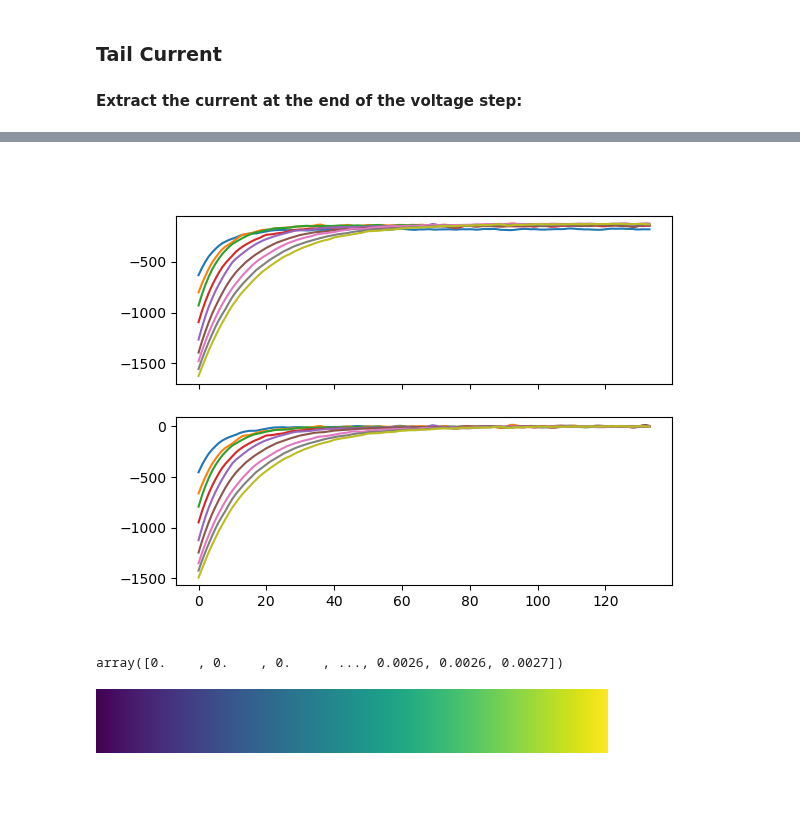
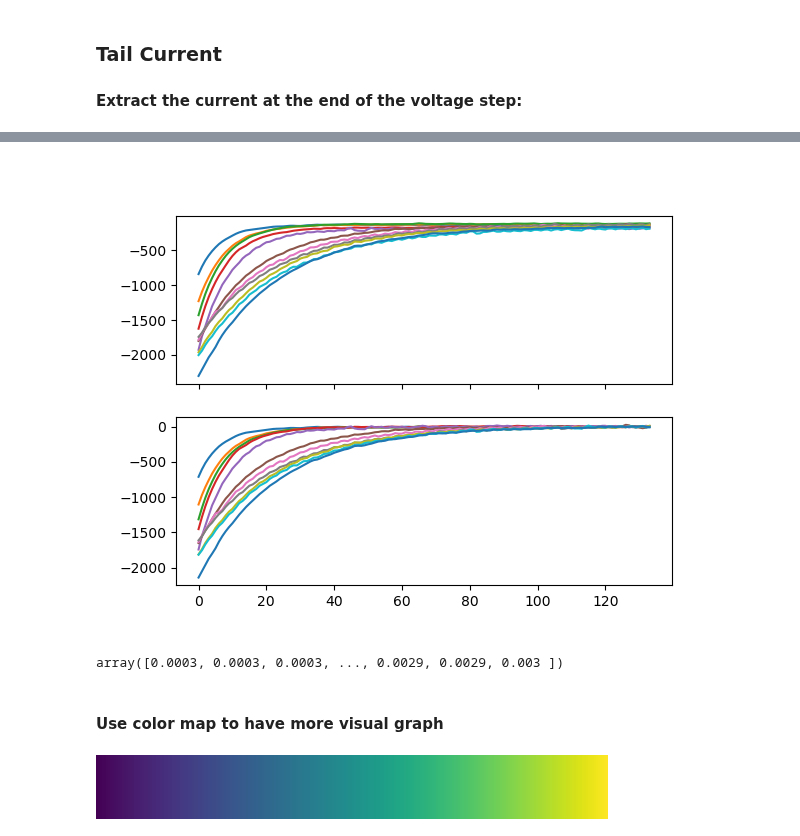
Before and after one commit to afmontarras/CSHL, a Jupyter notebook: Kv.ipynb, the cells around one changed output, grey strips where cells are left out. Drawn from its saved outputs; the diff is of its cells as text; code cells hidden in the pictures; blank space fills up the shorter version.

```diff
--- a/Kv.ipynb
+++ b/Kv.ipynb
@@ -29,7 +34,7 @@ files
 ## Activation
 ### IV curve
 # %%
-iv_files = glob(folders[0]+"/*/*")
+iv_files = glob(folders[0]+"/*/*.abf")
 iv_files
 # %% [output]
 ['/home/alan/Documents/LAB/CSHL/Data/Kv/Niko/2024_06_08_0003.abf',
@@ -40,6 +45,7 @@ iv_files
  '/home/alan/Documents/LAB/CSHL/Data/Kv/Niko/2024_06_08_0005.abf']
 # %%
 plt.close('all')
-f = iv_files[1]
+## Explore files
+f = iv_files[4]
 plot_swps(f)
 # %% [output]
@@ -146,16 +136,22 @@ array([[ -452.9419,  -381.5308,  -321.106 , ...,    -1.8921,    -2.5024,
 # %%
+# Set the real time end of the step.
+theorical_start = 0.71
+## then the window were you want to fit
+## Technically the start should be the same
+## But because of Cp transients you want to cut the begining.
+## Then the fit will extrapolate the first part of the trace.
 i_start = 0.7103
 i_end = 0.7130
 tail_current = swp_window(swps,i_start,i_end,sr,channel=0)
 ## normalise with baseline (end of tail =0 )
 baseline = np.mean(tail_current[:,-10:],axis=1)
 norm_tail_current = tail_current - baseline[:, np.newaxis]
 fig,ax = plt.subplots(2,sharex=True)
 ax[0].plot(tail_current.T)
 ax[1].plot(norm_tail_current.T)
 plt.show()
 # %% [output]
-[figure, old version]
+[figure, new version]
 # %%
 def fit_exp(x_axis,ydata):
     def fun_exp(t, p):
@@ -184,7 +181,10 @@ def fit_exp(x_axis,ydata):
     return fit_params,fit_trace
 # %%
-time = np.arange(len(tail_current[0])) / sr
+Cp_delta = i_start - theorical_start
+time = (np.arange(len(tail_current[0])) / sr ) + Cp_delta
 time
 # %% [output]
-array([0.    , 0.    , 0.    , ..., 0.0026, 0.0026, 0.0027])
+array([0.0003, 0.0003, 0.0003, ..., 0.0029, 0.0029, 0.003 ])
+# %% [markdown]
+#### Use color map to have more visual graph
 # %%
```
Also changed, not shown: parts of 13 cells of this notebook.
